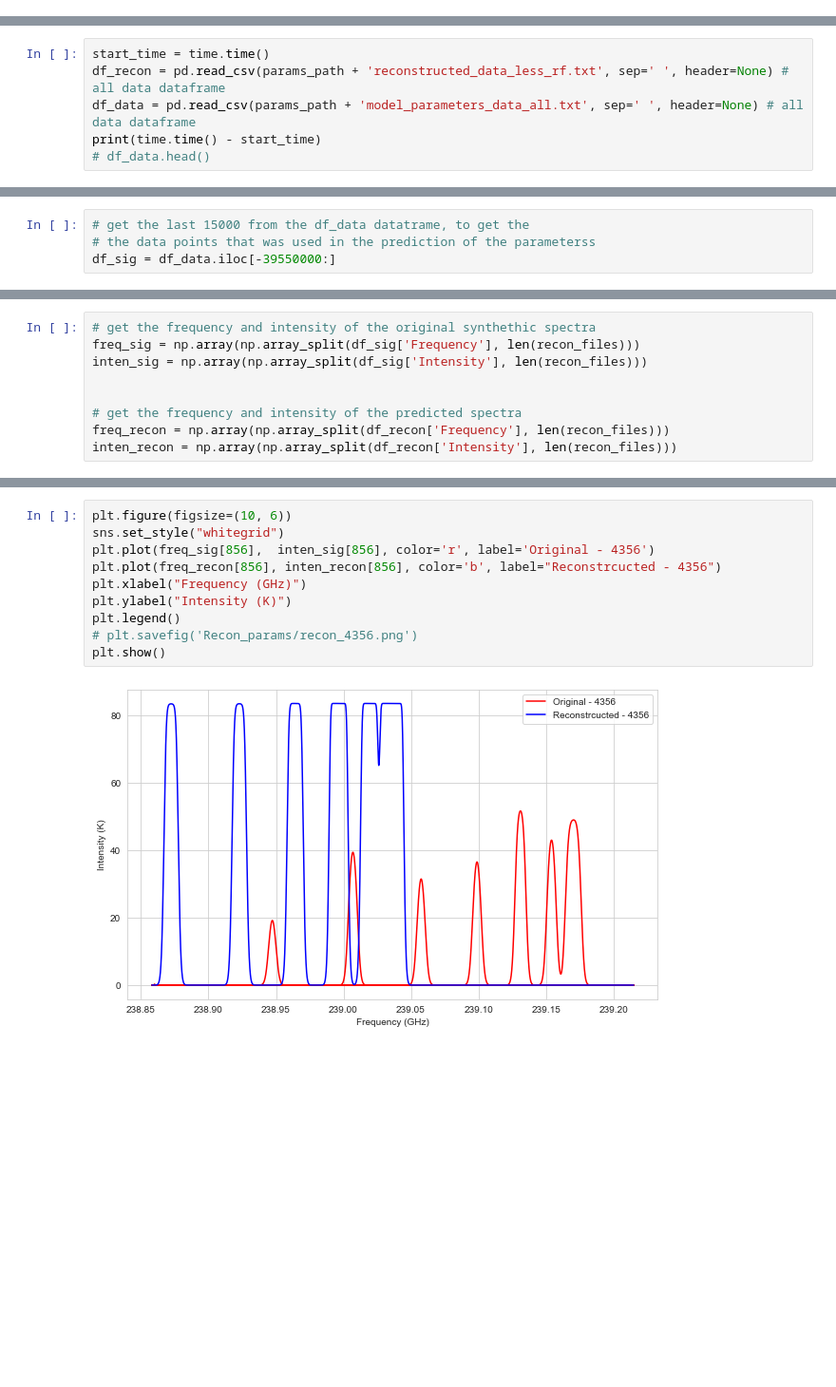
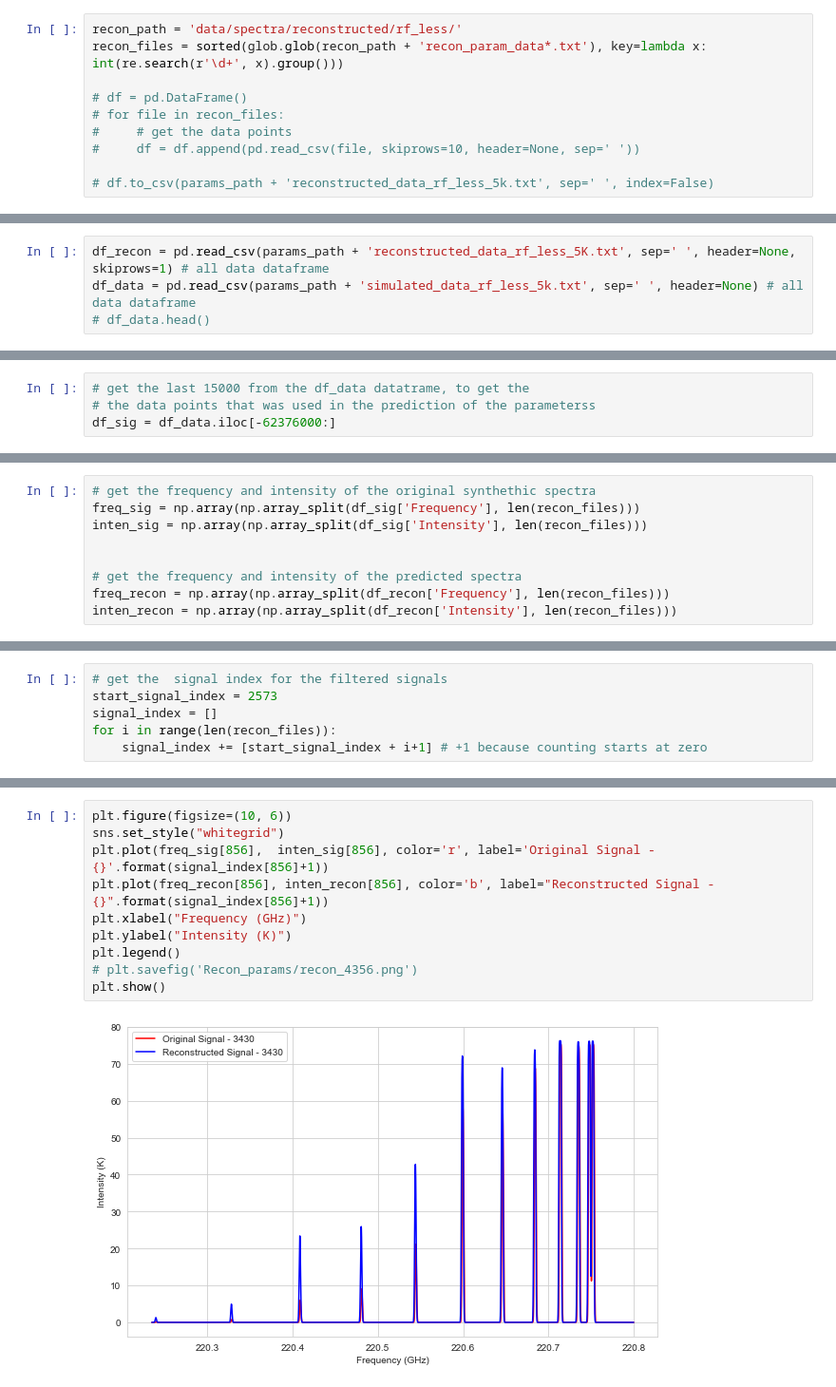
Before and after one commit to jpandeinge/wavelet_decomposition, a Jupyter notebook: v2_wavelet_reconstruction.ipynb, the cells around one changed output, grey strips where cells are left out. Shown: that part at 95% size. Cells and saved outputs as stored; diff of their text form; blank space fills up the shorter version.

Commit message:
plot original + recons sig from predicted params

```diff
--- a/v2_wavelet_reconstruction.ipynb
+++ b/v2_wavelet_reconstruction.ipynb
@@ -71,8 +45,16 @@ for file in sig_files:
+# %%
+recon_path = 'data/spectra/reconstructed/rf_less/'
+recon_files = sorted(glob.glob(recon_path + 'recon_param_data*.txt'), key=lambda x: int(re.search(r'\d+', x).group()))
+
+# df = pd.DataFrame()
+# for file in recon_files:
+#     # get the data points
+#     df = df.append(pd.read_csv(file, skiprows=10, header=None, sep=' '))
+
+# df.to_csv(params_path + 'reconstructed_data_rf_less_5k.txt', sep=' ', index=False)
 # %% [markdown]
 #### Load the files
 # %%
-start_time = time.time()
-df_recon = pd.read_csv(params_path + 'reconstructed_data_less_rf.txt', sep=' ', header=None) # all data dataframe
-df_data = pd.read_csv(params_path + 'model_parameters_data_all.txt', sep=' ', header=None) # all data dataframe
-print(time.time() - start_time)
+df_recon = pd.read_csv(params_path + 'reconstructed_data_rf_less_5K.txt', sep=' ', header=None, skiprows=1) # all data dataframe
+df_data = pd.read_csv(params_path + 'simulated_data_rf_less_5k.txt', sep=' ', header=None) # all data dataframe
 # df_data.head()
@@ -81,7 +65,7 @@ print(time.time() - start_time)
 # %%
 # get the last 15000 from the df_data datatrame, to get the
 # the data points that was used in the prediction of the parameterss
-df_sig = df_data.iloc[-39550000:]
+df_sig = df_data.iloc[-62376000:]
 # %%
 df_recon.head()
 # %% [output]
@@ -138,3 +108,9 @@ inten_recon = np.array(np.array_split(df_recon['Intensity'], len(recon_files)))
+# %%
+# get the  signal index for the filtered signals
+start_signal_index = 2573
+signal_index = []
+for i in range(len(recon_files)):
+    signal_index += [start_signal_index + i+1] # +1 because counting starts at zero
 # %%
 # plot the signal in one plot
 plt.figure(figsize=(10, 6))
@@ -199,15 +175,15 @@ plt.show()
 # %%
 plt.figure(figsize=(10, 6))
 sns.set_style("whitegrid")
-plt.plot(freq_sig[856],  inten_sig[856], color='r', label='Original - 4356')
-plt.plot(freq_recon[856], inten_recon[856], color='b', label="Reconstrcucted - 4356")
+plt.plot(freq_sig[856],  inten_sig[856], color='r', label='Original Signal - {}'.format(signal_index[856]+1))
+plt.plot(freq_recon[856], inten_recon[856], color='b', label="Reconstructed Signal - {}".format(signal_index[856]+1))
 plt.xlabel("Frequency (GHz)")
 plt.ylabel("Intensity (K)")
 plt.legend()
 # plt.savefig('Recon_params/recon_4356.png')
 plt.show()
 # %% [output]
-[figure, old version]
+[figure, new version]
 # %%
 plt.figure(figsize=(10, 6))
 sns.set_style("whitegrid")
```
Also changed, not shown: parts of 23 cells of this notebook.
